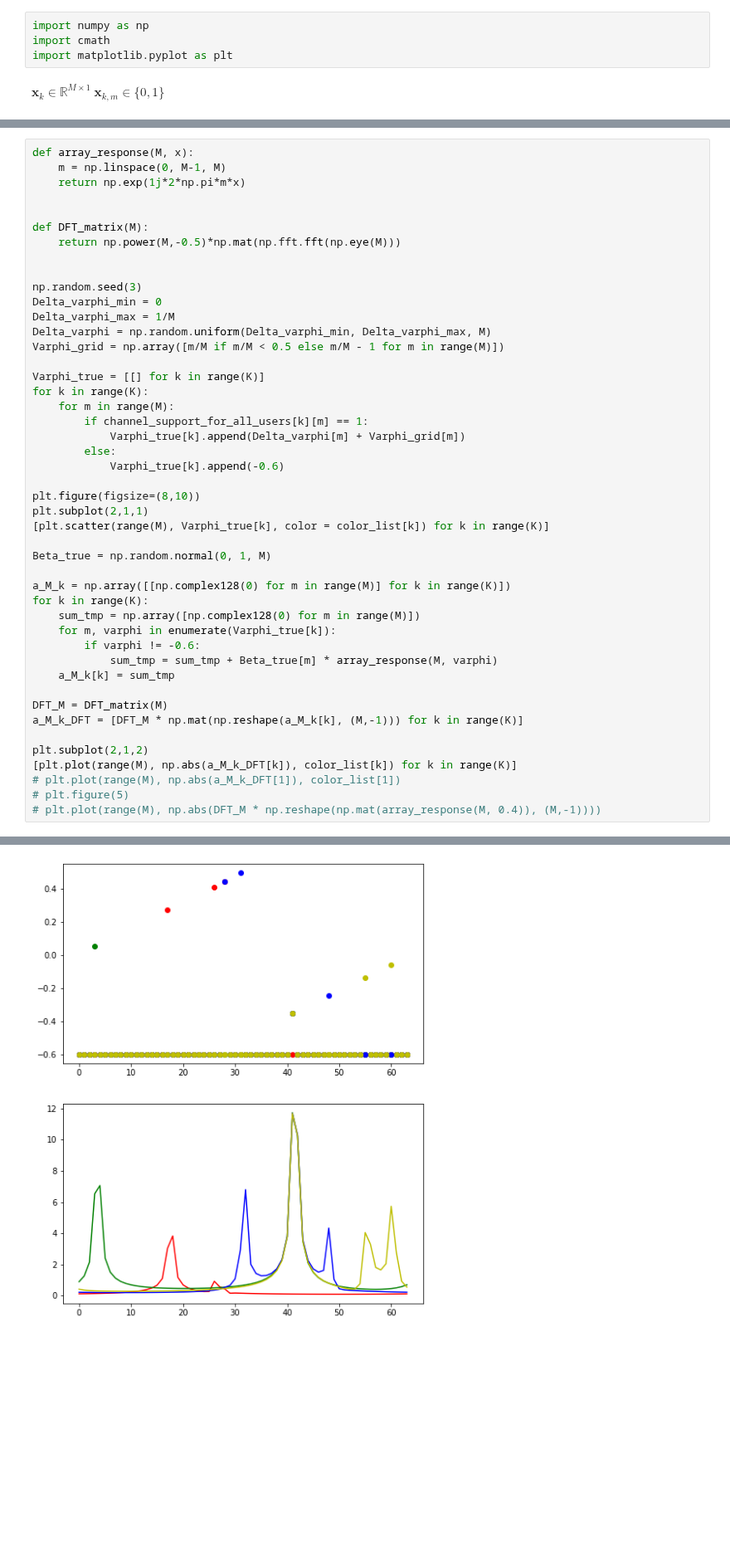
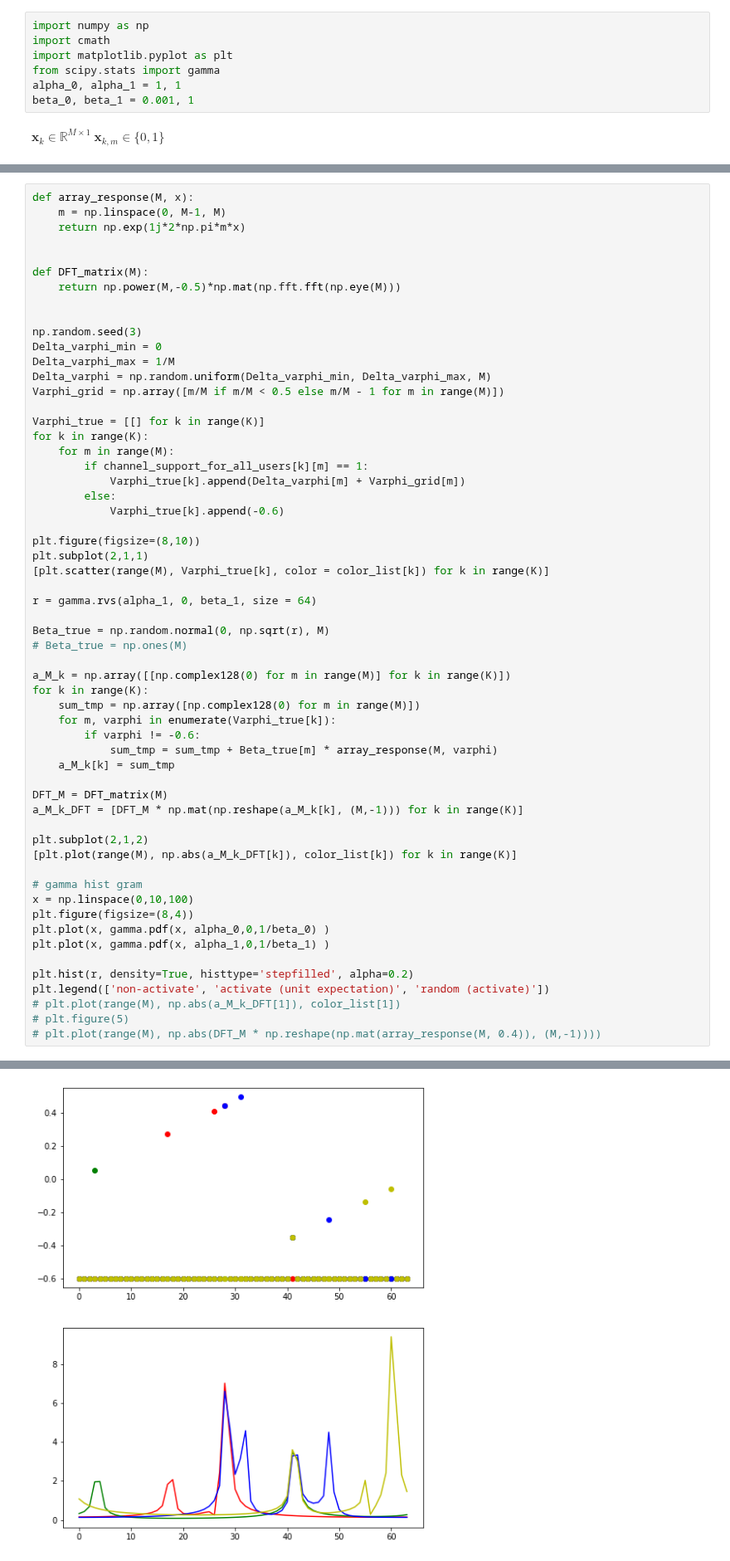
Before and after one commit to Brook1711/RIS-Angular-Domain, a Jupyter notebook: code_main/Alg.ipynb, the cells around one changed output, grey strips where cells are left out. Shown at 83% size. Cells and saved outputs as stored; diff of their text form; blank space fills up the shorter version.

```diff
--- a/code_main/Alg.ipynb
+++ b/code_main/Alg.ipynb
@@ -2,6 +2,9 @@
 import numpy as np
 import cmath
 import matplotlib.pyplot as plt
+from scipy.stats import gamma
+alpha_0, alpha_1 = 1, 1
+beta_0, beta_1 = 0.001, 1
 # %% [markdown]
 ${\boldsymbol x}_k \in {\mathbb R}^{M\times 1}$  ${\boldsymbol x}_{k,m} \in \{ 0,1\}$
 # %%
@@ -123,7 +126,10 @@ plt.figure(figsize=(8,10))
 plt.subplot(2,1,1)
 [plt.scatter(range(M), Varphi_true[k], color = color_list[k]) for k in range(K)]
 
-Beta_true = np.random.normal(0, 1, M)
+r = gamma.rvs(alpha_1, 0, beta_1, size = 64)
+
+Beta_true = np.random.normal(0, np.sqrt(r), M)
+# Beta_true = np.ones(M)
 
 a_M_k = np.array([[np.complex128(0) for m in range(M)] for k in range(K)])
 for k in range(K):
@@ -138,6 +144,15 @@ a_M_k_DFT = [DFT_M * np.mat(np.reshape(a_M_k[k], (M,-1))) for k in range(K)]
 
 plt.subplot(2,1,2)
 [plt.plot(range(M), np.abs(a_M_k_DFT[k]), color_list[k]) for k in range(K)]
+
+# gamma hist gram
+x = np.linspace(0,10,100)
+plt.figure(figsize=(8,4))
+plt.plot(x, gamma.pdf(x, alpha_0,0,1/beta_0) )
+plt.plot(x, gamma.pdf(x, alpha_1,0,1/beta_1) )
+
+plt.hist(r, density=True, histtype='stepfilled', alpha=0.2)
+plt.legend(['non-activate', 'activate (unit expectation)', 'random (activate)'])
 # plt.plot(range(M), np.abs(a_M_k_DFT[1]), color_list[1])
 # plt.figure(5)
 # plt.plot(range(M), np.abs(DFT_M * np.reshape(np.mat(array_response(M, 0.4)), (M,-1))))
@@ -149 +161 @@ plt.subplot(2,1,2)
-[figure, old version]
+[figure, new version]
```
Also changed, not shown: parts of 5 cells of this notebook, 2 other files.
